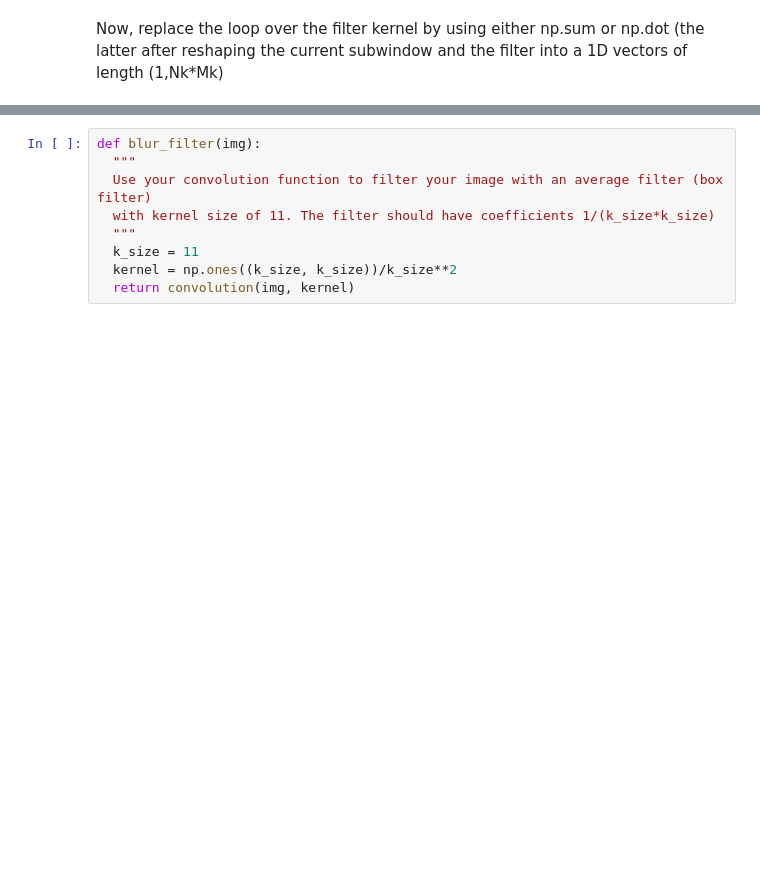
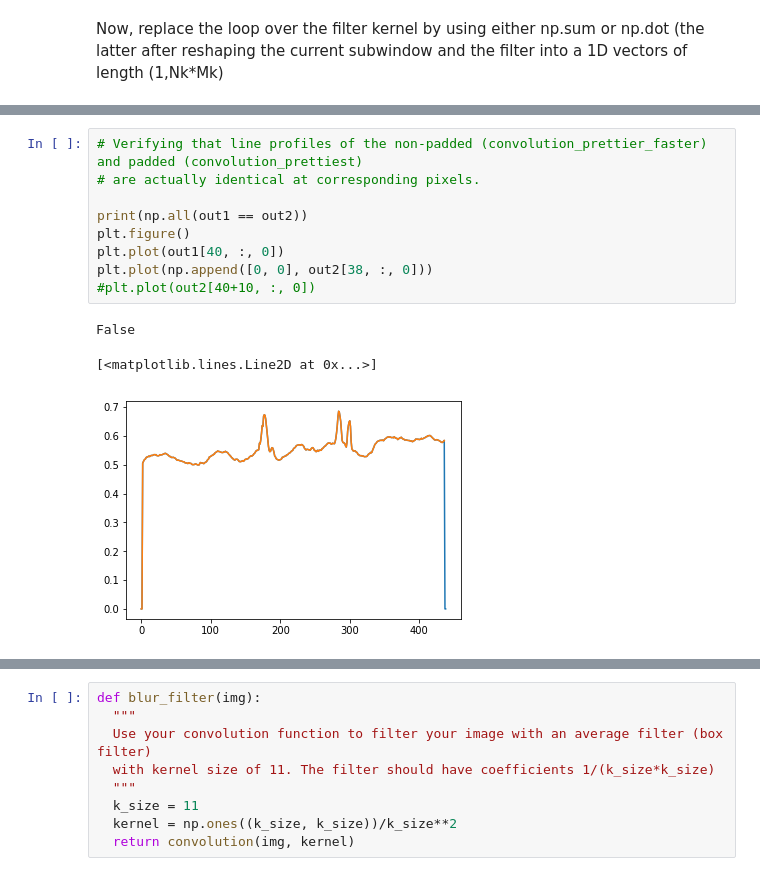
Before and after one commit to ivartz/IN9400_exercises, a Jupyter notebook: week1/convolution.ipynb, the cells around one changed output, grey strips where cells are left out. Drawn from its saved outputs; the diff is of its cells as text; blank space fills up the shorter version.

```diff
--- a/week1/convolution.ipynb
+++ b/week1/convolution.ipynb
@@ -218,0 +282,13 @@ True
+# %%
+# Verifying that line profiles of the non-padded (convolution_prettier_faster) and padded (convolution_prettiest)
+# are actually identical at corresponding pixels.
+
+print(np.all(out1 == out2))
+plt.figure()
+plt.plot(out1[40, :, 0])
+plt.plot(np.append([0, 0], out2[38, :, 0]))
+#plt.plot(out2[40+10, :, 0])
+# %% [output]
+False
+[<matplotlib.lines.Line2D at 0x...>]
+[figure, added]
```
Also changed, not shown: parts of 12 cells of this notebook, 13 other files.
